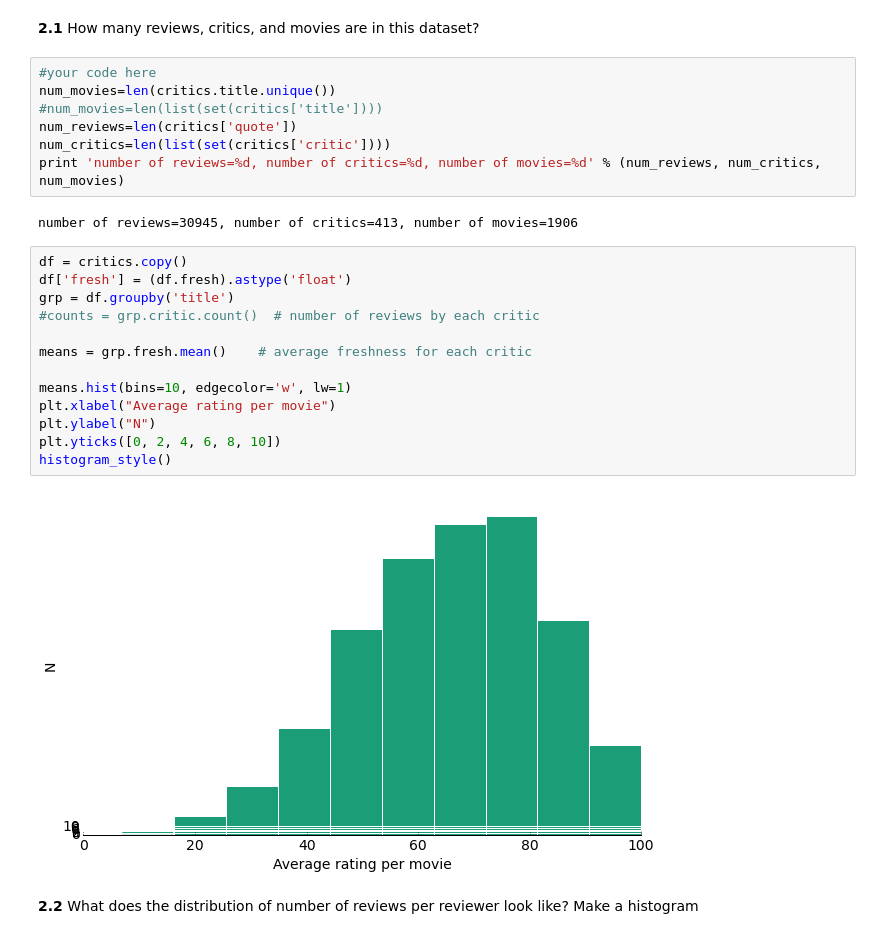
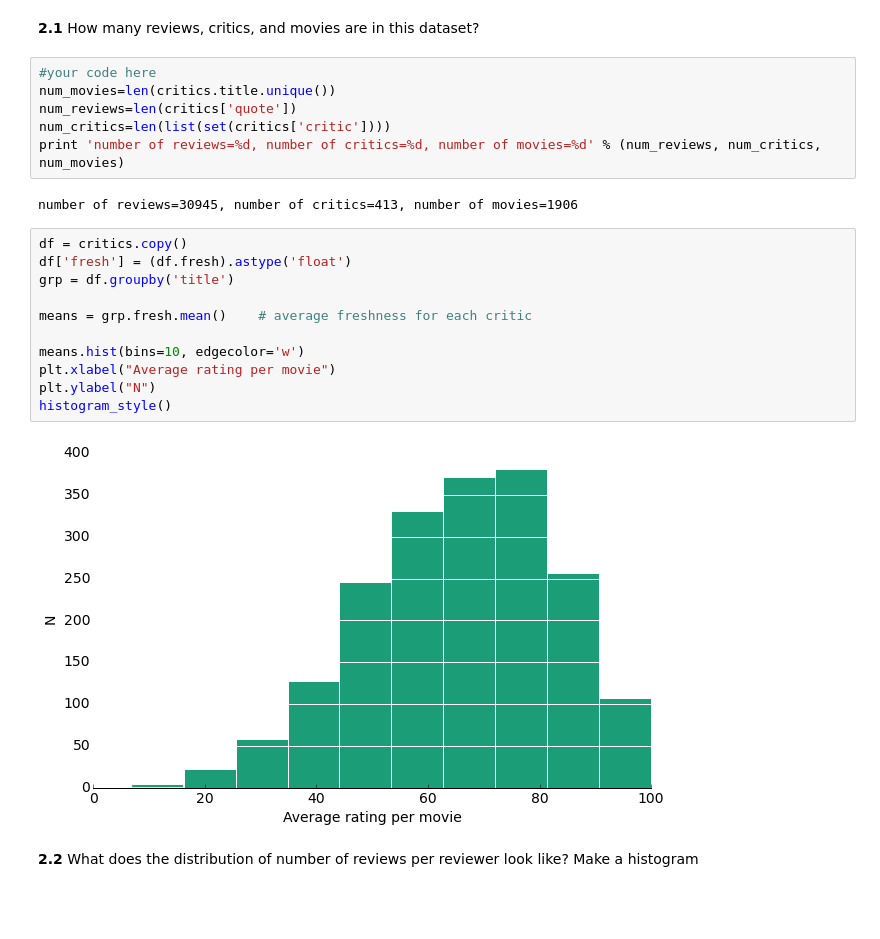
Before and after one commit to tiankanl/Sample, a Jupyter notebook: HW3.ipynb, the cells around one changed output. Cells and saved outputs as stored; diff of their text form; blank space fills up the shorter version.

```diff
--- a/HW3.ipynb
+++ b/HW3.ipynb
@@ -351,7 +351,6 @@ Before delving into analysis, get a sense of what these data look like. Answer t
 # %%
 #your code here
 num_movies=len(critics.title.unique())
-#num_movies=len(list(set(critics['title'])))
 num_reviews=len(critics['quote'])
 num_critics=len(list(set(critics['critic'])))
 print 'number of reviews=%d, number of critics=%d, number of movies=%d' % (num_reviews, num_critics, num_movies)
@@ -360,18 +359,16 @@ number of reviews=30945, number of critics=413, number of movies=1906
 # %%
 df = critics.copy()
 df['fresh'] = (df.fresh).astype('float')
 grp = df.groupby('title')
-#counts = grp.critic.count()  # number of reviews by each critic
 
 means = grp.fresh.mean()    # average freshness for each critic
 
-means.hist(bins=10, edgecolor='w', lw=1)
+means.hist(bins=10, edgecolor='w')
 plt.xlabel("Average rating per movie")
 plt.ylabel("N")
-plt.yticks([0, 2, 4, 6, 8, 10])
 histogram_style()
 # %% [output]
-[figure, old version]
+[figure, new version]
 # %% [markdown]
 **2.2** What does the distribution of number of reviews per reviewer look like? Make a histogram
 # %%
```
Also changed, not shown: parts of 10 cells of this notebook.
